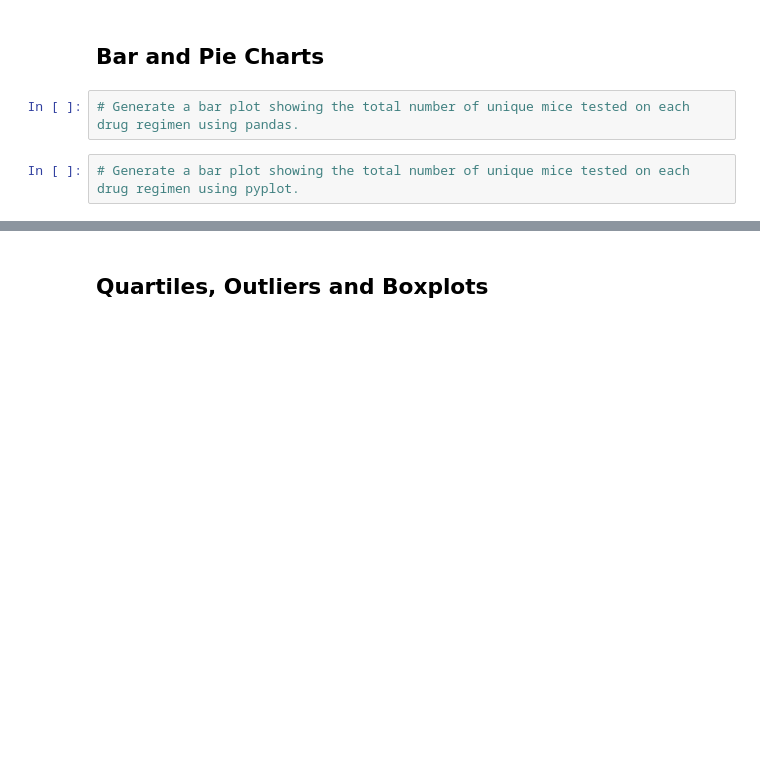
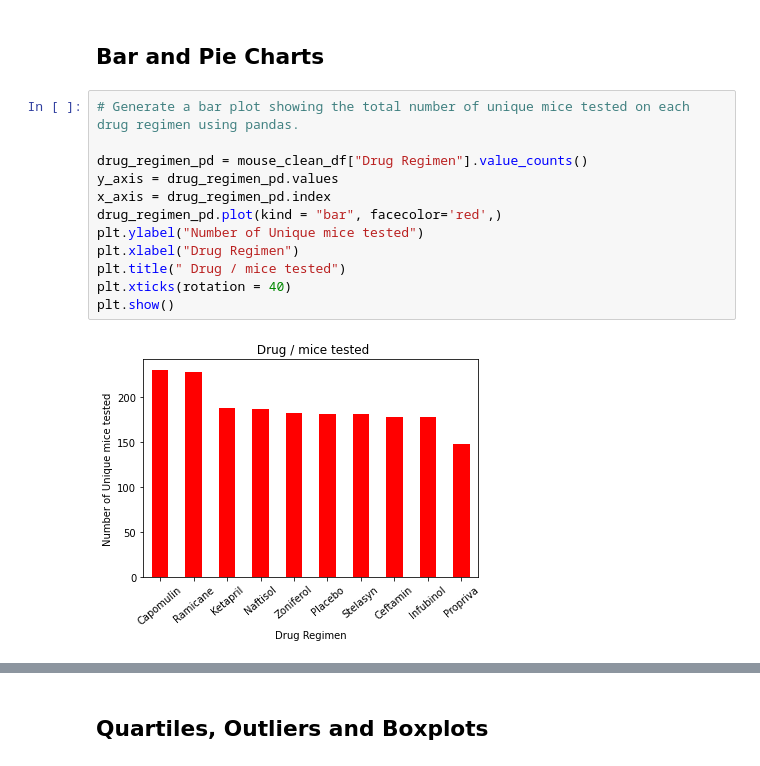
Before and after one commit to Nickoranteng/Matplotlib, a Jupyter notebook: Matplotlib-Project/01-Case-Assignment/Instructions/Pymaceuticals/pymaceuticals_starter.ipynb, the cells around one changed output, grey strips where cells are left out. Drawn from its saved outputs; the diff is of its cells as text; blank space fills up the shorter version.

```diff
--- a/Matplotlib-Project/01-Case-Assignment/Instructions/Pymaceuticals/pymaceuticals_starter.ipynb
+++ b/Matplotlib-Project/01-Case-Assignment/Instructions/Pymaceuticals/pymaceuticals_starter.ipynb
@@ -74,5 +124,15 @@ len(mouse_clean_df["Mouse ID"].unique())
 ## Bar and Pie Charts
 # %%
 # Generate a bar plot showing the total number of unique mice tested on each drug regimen using pandas.
+
+drug_regimen_pd = mouse_clean_df["Drug Regimen"].value_counts()
+y_axis = drug_regimen_pd.values
+x_axis = drug_regimen_pd.index
+drug_regimen_pd.plot(kind = "bar", facecolor='red',)
+plt.ylabel("Number of Unique mice tested")
+plt.xlabel("Drug Regimen")
+plt.title(" Drug / mice tested")
+plt.xticks(rotation = 40)
+plt.show()
+# %% [output]
+[figure, added]
-# %%
-# Generate a bar plot showing the total number of unique mice tested on each drug regimen using pyplot.
```
Also changed, not shown: parts of 19 cells of this notebook.
